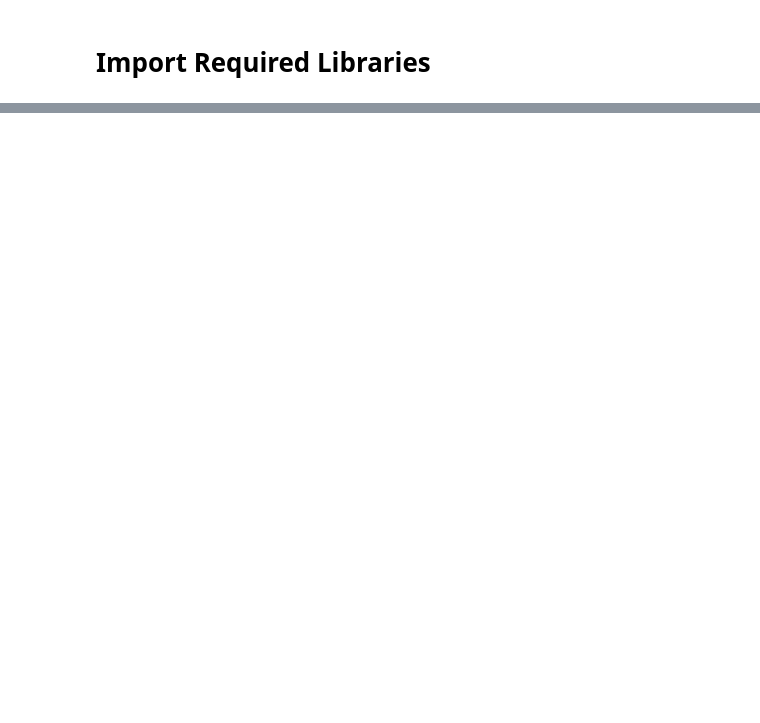
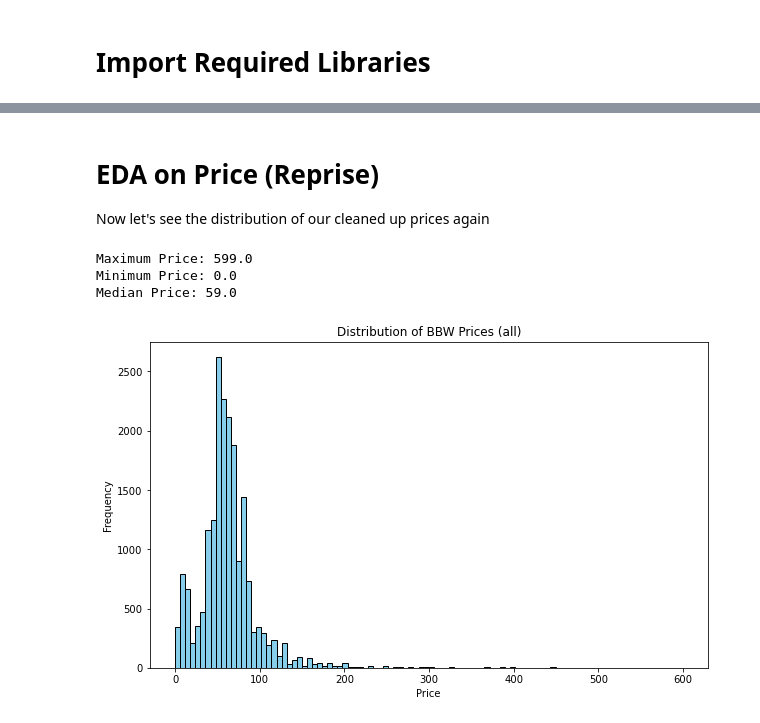
Before and after one commit to kevanoktavio/CloudWine_DemandPrediction, a Jupyter notebook: development/notebooks/midterm_checkpoint.ipynb, the cells around one changed output, grey strips where cells are left out. Cells and saved outputs as stored; diff of their text form; code cells hidden in the pictures; blank space fills up the shorter version.

Commit message:
new cleaned_orders.csv and midterm_checkpoint initial commit

```diff
--- a/development/notebooks/midterm_checkpoint.ipynb
+++ b/development/notebooks/midterm_checkpoint.ipynb
@@ -35,0 +89,4 @@ from sklearn.metrics import mean_absolute_percentage_error, mean_squared_error
+# %%
+raw_dropna = raw.dropna(axis=1)
+raw_dropna['sku'] = raw['Lineitem sku']
+raw_dropna
@@ -35,0 +114,5 @@ from sklearn.metrics import mean_absolute_percentage_error, mean_squared_error
+# %%
+to_drop = ['Lineitem requires shipping', 'Lineitem taxable', 'Lineitem fulfillment status']
+
+raw_dropna1 = raw_dropna.drop(columns=to_drop)
+raw_dropna1
@@ -35,0 +210,16 @@ from sklearn.metrics import mean_absolute_percentage_error, mean_squared_error
+# %%
+item_names_to_exclude = [
+    'tasting', 'workshop', 'event', 'bundle', 'subscription', 'venue booking', 'engagement', 'jancis', 'zalto',
+    'outstanding balance', 'cheese', 'wine addict', 'wine virgin', 'wine nut', 'shopee', 'crackers', 'chip',
+    'pretzel', 'chili', 'nuts', 'harvest box', 'coconut water', 'tonic water', 'lavender water', 'sparkling water',
+    'dash water', 'fiji water', 'all shook up', 'mezete', 'dinner', 'catering', 'service', 'barbecue', 'barbeque',
+    'charcuterie', 'platter', 'decanter', 'case of', 'networking', 'shiok', 'cappuccino', 'latte', 'soda', 'sparkling juice',
+    'hamper', 'zieher', 'gift card', 'gift set', 'hunny bunny', 'sampl', 'misc', 'combo', 'pax', 'pizza', 'bbq',
+    'glassware'
+]
+# %%
+pd.reset_option('display.max_rows')
+
+raw_dropna2 = raw_dropna1[~raw_dropna1['Lineitem name'].str.lower().str.contains('|'.join(item_names_to_exclude))]
+raw_dropna2.reset_index(drop=True, inplace=True)
+raw_dropna2
@@ -35,0 +240,23 @@ from sklearn.metrics import mean_absolute_percentage_error, mean_squared_error
+# %% [markdown]
+# EDA on Price (Reprise)
+Now let's see the distribution of our cleaned up prices again
+# %%
+max_price = raw_dropna2['Lineitem price'].max()
+min_price = raw_dropna2['Lineitem price'].min()
+median_price = raw_dropna2['Lineitem price'].median()
+
+print("Maximum Price:", max_price)
+print("Minimum Price:", min_price)
+print("Median Price:", median_price)
+
+plt.figure(figsize=(10, 6))
+plt.hist(raw_dropna2['Lineitem price'], bins=100, range=(min_price, max_price), color='skyblue', edgecolor='black')
+plt.title('Distribution of BBW Prices (all)')
+plt.xlabel('Price')
+plt.ylabel('Frequency')
+plt.show()
+# %% [output]
+Maximum Price: 599.0
+Minimum Price: 0.0
+Median Price: 59.0
+[figure, added]
```
Also changed, not shown: parts of 53 cells of this notebook, 3 other files.
